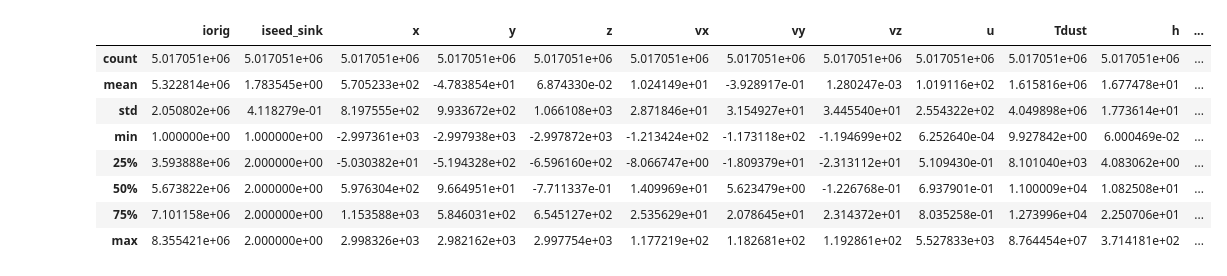
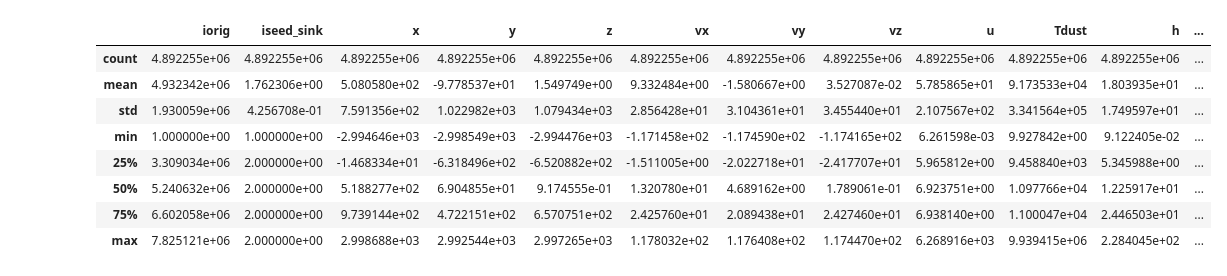
Before and after one commit to ryanwhite1/xenomorph, a Jupyter notebook: Sarracen_test.ipynb, the cells around one changed output. Saved outputs shown, nothing was run; the diff lists cells and outputs as text; code cells hidden in the pictures.

```diff
--- a/Sarracen_test.ipynb
+++ b/Sarracen_test.ipynb
@@ -20,5 +27,13 @@ _a = 1.435E-21
 # useful constants
 cm_to_au = 6.68459e-14
 # %%
-sdf, sdf_sinks = sarracen.read_phantom('Data/Phantom-Dumps/apep-periastron-isotherm_00107')
+gammas = [1.01, 1.1, 5/3]
+
+labels = ['1.01', 'isotherm', 'adiabatic']
+
+datasets = {}
+
+for i, value in enumerate(labels):
+    sdf, sdf_sinks = sarracen.read_phantom(f'Data/Phantom-Dumps/apep-periastron-{value}_00100')
+    datasets[gammas[i]] = [sdf, sdf_sinks]
 # %%
@@ -40,13 +55,13 @@ sdf
 # %%
-sdf.describe()
+datasets[1.01][0].describe()
 # %% [output]
 |  | iorig | iseed_sink | x | y | z | vx | vy | vz | u | Tdust | h | ... |
-| count | 5.017051e+06 | 5.017051e+06 | 5.017051e+06 | 5.017051e+06 | 5.017051e+06 | 5.017051e+06 | 5.017051e+06 | 5.017051e+06 | 5.017051e+06 | 5.017051e+06 | 5.017051e+06 | ... |
-| mean | 5.322814e+06 | 1.783545e+00 | 5.705233e+02 | -4.783854e+01 | 6.874330e-02 | 1.024149e+01 | -3.928917e-01 | 1.280247e-03 | 1.019116e+02 | 1.615816e+06 | 1.677478e+01 | ... |
-| std | 2.050802e+06 | 4.118279e-01 | 8.197555e+02 | 9.933672e+02 | 1.066108e+03 | 2.871846e+01 | 3.154927e+01 | 3.445540e+01 | 2.554322e+02 | 4.049898e+06 | 1.773614e+01 | ... |
-| min | 1.000000e+00 | 1.000000e+00 | -2.997361e+03 | -2.997938e+03 | -2.997872e+03 | -1.213424e+02 | -1.173118e+02 | -1.194699e+02 | 6.252640e-04 | 9.927842e+00 | 6.000469e-02 | ... |
-| 25% | 3.593888e+06 | 2.000000e+00 | -5.030382e+01 | -5.194328e+02 | -6.596160e+02 | -8.066747e+00 | -1.809379e+01 | -2.313112e+01 | 5.109430e-01 | 8.101040e+03 | 4.083062e+00 | ... |
-| 50% | 5.673822e+06 | 2.000000e+00 | 5.976304e+02 | 9.664951e+01 | -7.711337e-01 | 1.409969e+01 | 5.623479e+00 | -1.226768e-01 | 6.937901e-01 | 1.100009e+04 | 1.082508e+01 | ... |
-| 75% | 7.101158e+06 | 2.000000e+00 | 1.153588e+03 | 5.846031e+02 | 6.545127e+02 | 2.535629e+01 | 2.078645e+01 | 2.314372e+01 | 8.035258e-01 | 1.273996e+04 | 2.250706e+01 | ... |
-| max | 8.355421e+06 | 2.000000e+00 | 2.998326e+03 | 2.982162e+03 | 2.997754e+03 | 1.177219e+02 | 1.182681e+02 | 1.192861e+02 | 5.527833e+03 | 8.764454e+07 | 3.714181e+02 | ... |
+| count | 4.892255e+06 | 4.892255e+06 | 4.892255e+06 | 4.892255e+06 | 4.892255e+06 | 4.892255e+06 | 4.892255e+06 | 4.892255e+06 | 4.892255e+06 | 4.892255e+06 | 4.892255e+06 | ... |
+| mean | 4.932342e+06 | 1.762306e+00 | 5.080580e+02 | -9.778537e+01 | 1.549749e+00 | 9.332484e+00 | -1.580667e+00 | 3.527087e-02 | 5.785865e+01 | 9.173533e+04 | 1.803935e+01 | ... |
+| std | 1.930059e+06 | 4.256708e-01 | 7.591356e+02 | 1.022982e+03 | 1.079434e+03 | 2.856428e+01 | 3.104361e+01 | 3.455440e+01 | 2.107567e+02 | 3.341564e+05 | 1.749597e+01 | ... |
+| min | 1.000000e+00 | 1.000000e+00 | -2.994646e+03 | -2.998549e+03 | -2.994476e+03 | -1.171458e+02 | -1.174590e+02 | -1.174165e+02 | 6.261598e-03 | 9.927842e+00 | 9.122405e-02 | ... |
+| 25% | 3.309034e+06 | 2.000000e+00 | -1.468334e+01 | -6.318496e+02 | -6.520882e+02 | -1.511005e+00 | -2.022718e+01 | -2.417707e+01 | 5.965812e+00 | 9.458840e+03 | 5.345988e+00 | ... |
+| 50% | 5.240632e+06 | 2.000000e+00 | 5.188277e+02 | 6.904855e+01 | 9.174555e-01 | 1.320780e+01 | 4.689162e+00 | 1.789061e-01 | 6.923751e+00 | 1.097766e+04 | 1.225917e+01 | ... |
+| 75% | 6.602058e+06 | 2.000000e+00 | 9.739144e+02 | 4.722151e+02 | 6.570751e+02 | 2.425760e+01 | 2.089438e+01 | 2.427460e+01 | 6.938140e+00 | 1.100047e+04 | 2.446503e+01 | ... |
+| max | 7.825121e+06 | 2.000000e+00 | 2.998688e+03 | 2.992544e+03 | 2.997265e+03 | 1.178032e+02 | 1.176408e+02 | 1.174470e+02 | 6.268916e+03 | 9.939415e+06 | 2.284045e+02 | ... |
 # %%
```
Also changed, not shown: parts of 7 cells of this notebook, 14 other files.
